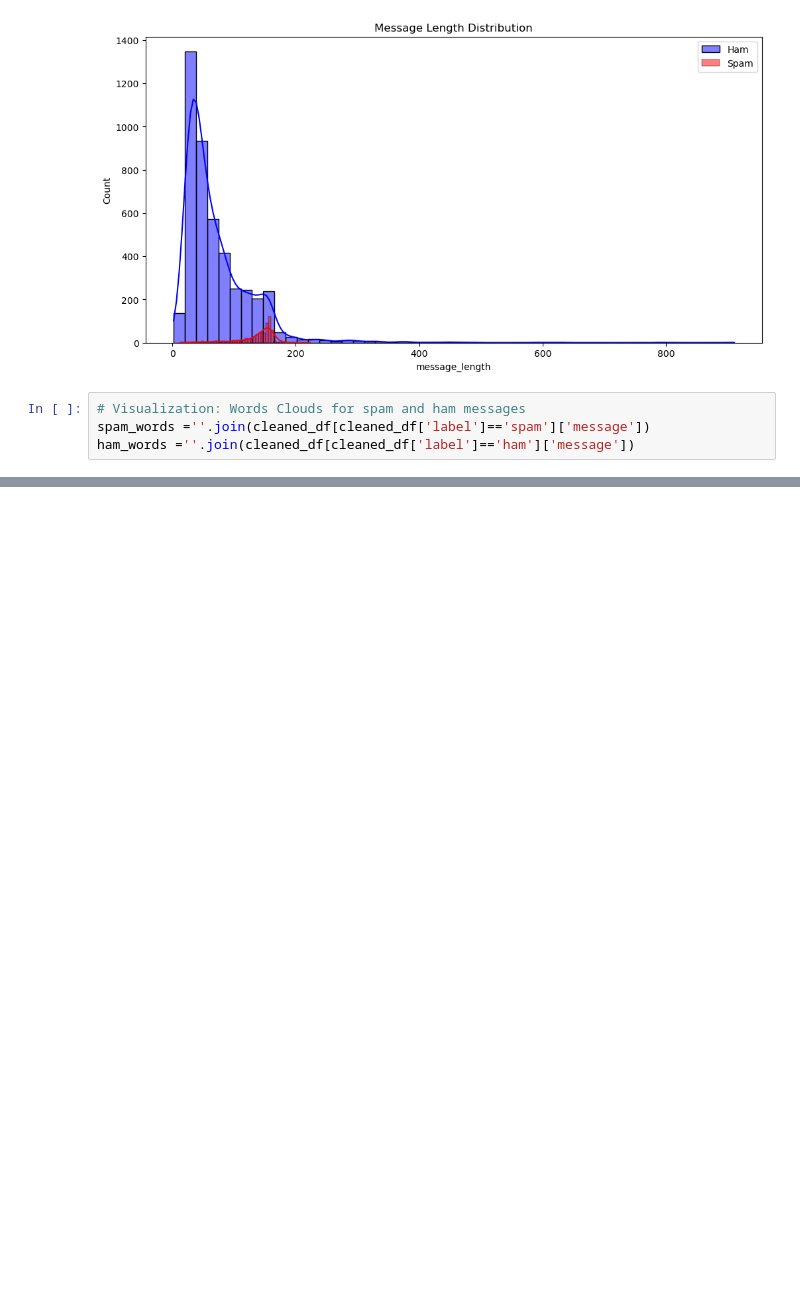
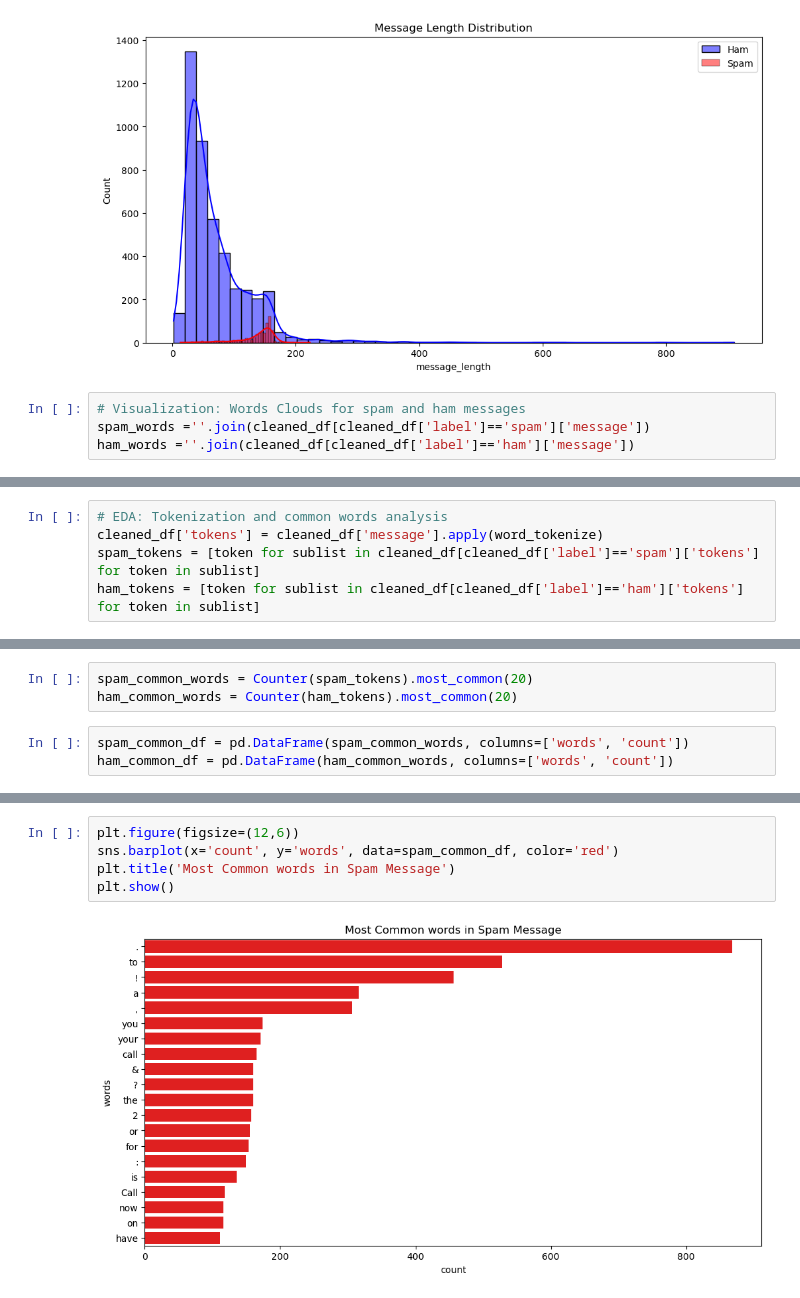
Before and after one commit to Abisheklimbu/Basic_MachineLearning_Project, a Jupyter notebook: Spam_Detection/Spam_Detection_System.ipynb, the cells around one changed output, grey strips where cells are left out. Cells and saved outputs as stored; diff of their text form; blank space fills up the shorter version.

```diff
--- a/Spam_Detection/Spam_Detection_System.ipynb
+++ b/Spam_Detection/Spam_Detection_System.ipynb
@@ -161,0 +160,5 @@ plt.show()
+# %%
+# EDA: Tokenization and common words analysis
+cleaned_df['tokens'] = cleaned_df['message'].apply(word_tokenize)
+spam_tokens = [token for sublist in cleaned_df[cleaned_df['label']=='spam']['tokens'] for token in sublist]
+ham_tokens = [token for sublist in cleaned_df[cleaned_df['label']=='ham']['tokens'] for token in sublist]
@@ -161,0 +171,6 @@ plt.show()
+# %%
+spam_common_words = Counter(spam_tokens).most_common(20)
+ham_common_words = Counter(ham_tokens).most_common(20)
+# %%
+spam_common_df = pd.DataFrame(spam_common_words, columns=['words', 'count'])
+ham_common_df = pd.DataFrame(ham_common_words, columns=['words', 'count'])
@@ -161,0 +195,7 @@ plt.show()
+# %%
+plt.figure(figsize=(12,6))
+sns.barplot(x='count', y='words', data=spam_common_df, color='red')
+plt.title('Most Common words in Spam Message')
+plt.show()
+# %% [output]
+[figure, added]
```
Also changed, not shown: parts of 19 cells of this notebook.
